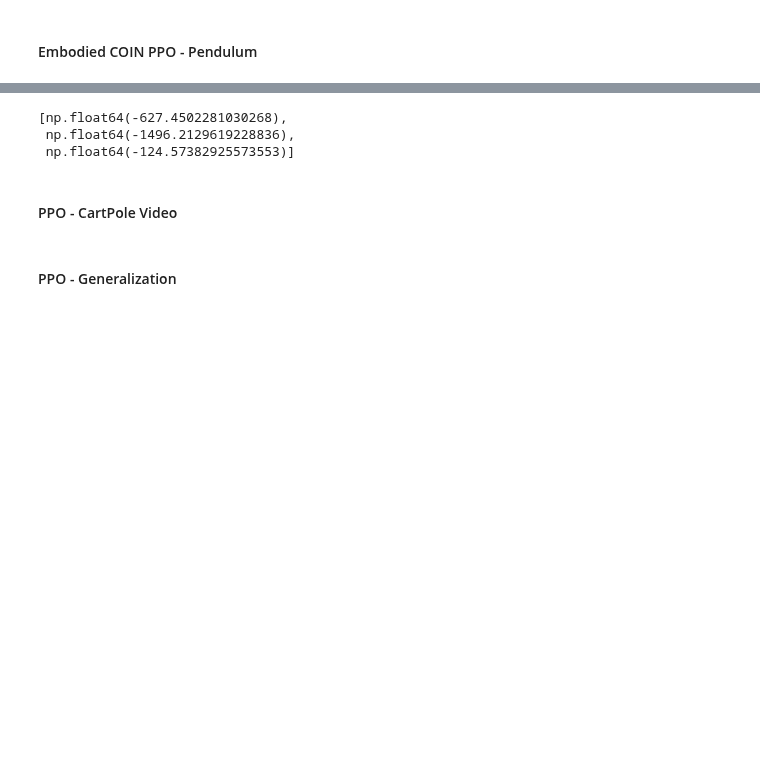
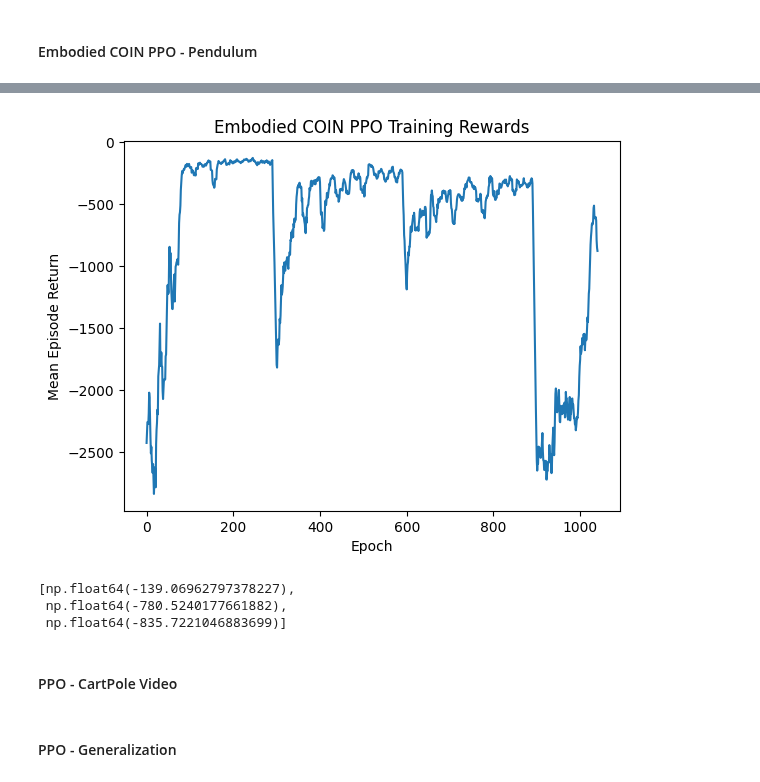
Before and after one commit to RichieRich2569/COINRL, a Jupyter notebook: basics.ipynb, the cells around one changed output, grey strips where cells are left out. Drawn from its saved outputs; the diff is of its cells as text; code cells hidden in the pictures; blank space fills up the shorter version.

```diff
--- a/basics.ipynb
+++ b/basics.ipynb
@@ -866,11 +676,6 @@ from environments import CustomPendulumEnv
 from rl import EmbodiedCOINPPOAgent
 import numpy as np
 from tqdm.notebook import tqdm
-
-# Set device to GPU if available
-import torch
-device = torch.device("cuda" if torch.cuda.is_available() else "cpu")
-print(f"Using device: {device}")
 
 
 # Create a fresh agent and environment inside each process
@@ -889,7 +694,7 @@ param_name = "l"
 
 kwargs = {param_name: 1.0}
 env = CustomPendulumEnv(render_mode="none", **kwargs)
-agent = EmbodiedCOINPPOAgent(env=env, ctx_ids=data_keys, body_LR=0.1, lr=3e-4, ent_coef=0.01, device=device)
+agent = EmbodiedCOINPPOAgent(env=env, ctx_ids=data_keys, body_LR=0.1, lr=3e-4, ent_coef=0.01)
 
 # Set our body parameters to those learned by plain PPO
 agent.reset_body_from(src_policy=ppo.policy, src_value_net=ppo.value_net, src_log_std=ppo.log_std)
@@ -917,12 +737,22 @@ KeyboardInterrupt:
+# %%
+# See returns - plotted and smoothened
+smoothened_returns = np.convolve(np.array(mean_returns), np.ones(10)/10, mode='valid')
+plt.plot(smoothened_returns)
+plt.xlabel("Epoch")
+plt.ylabel("Mean Episode Return")
+plt.title("Embodied COIN PPO Training Rewards")
+plt.show()
+# %% [output]
+[figure, added]
 # %%
 # Visualise training
 from environments import CustomCartPoleEnv
 env = CustomPendulumEnv(render_mode="human", l=2)
-agent.evaluate(env, context_probs_fn= lambda i : data_dict[175], n_episodes=3)
+agent.evaluate(env, context_probs_fn= lambda i : data_dict[601], n_episodes=3)
 # %% [output]
-[np.float64(-627.4502281030268),
- np.float64(-1496.2129619228836),
- np.float64(-124.57382925573553)]
+[np.float64(-139.06962797378227),
+ np.float64(-780.5240177661882),
+ np.float64(-835.7221046883699)]
 # %% [markdown]
 #### PPO - CartPole Video
 # %%
```
Also changed, not shown: parts of 21 cells of this notebook.
